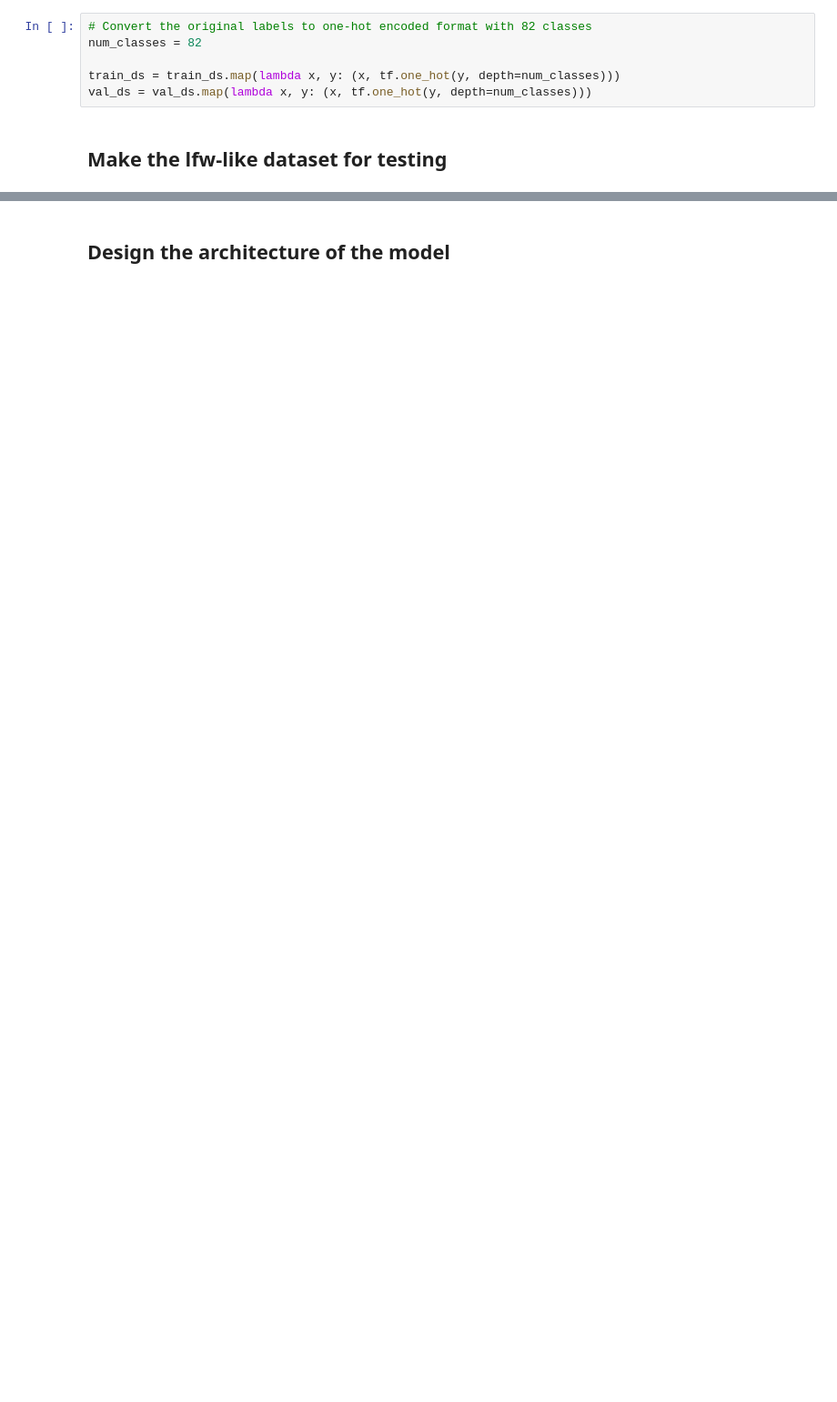
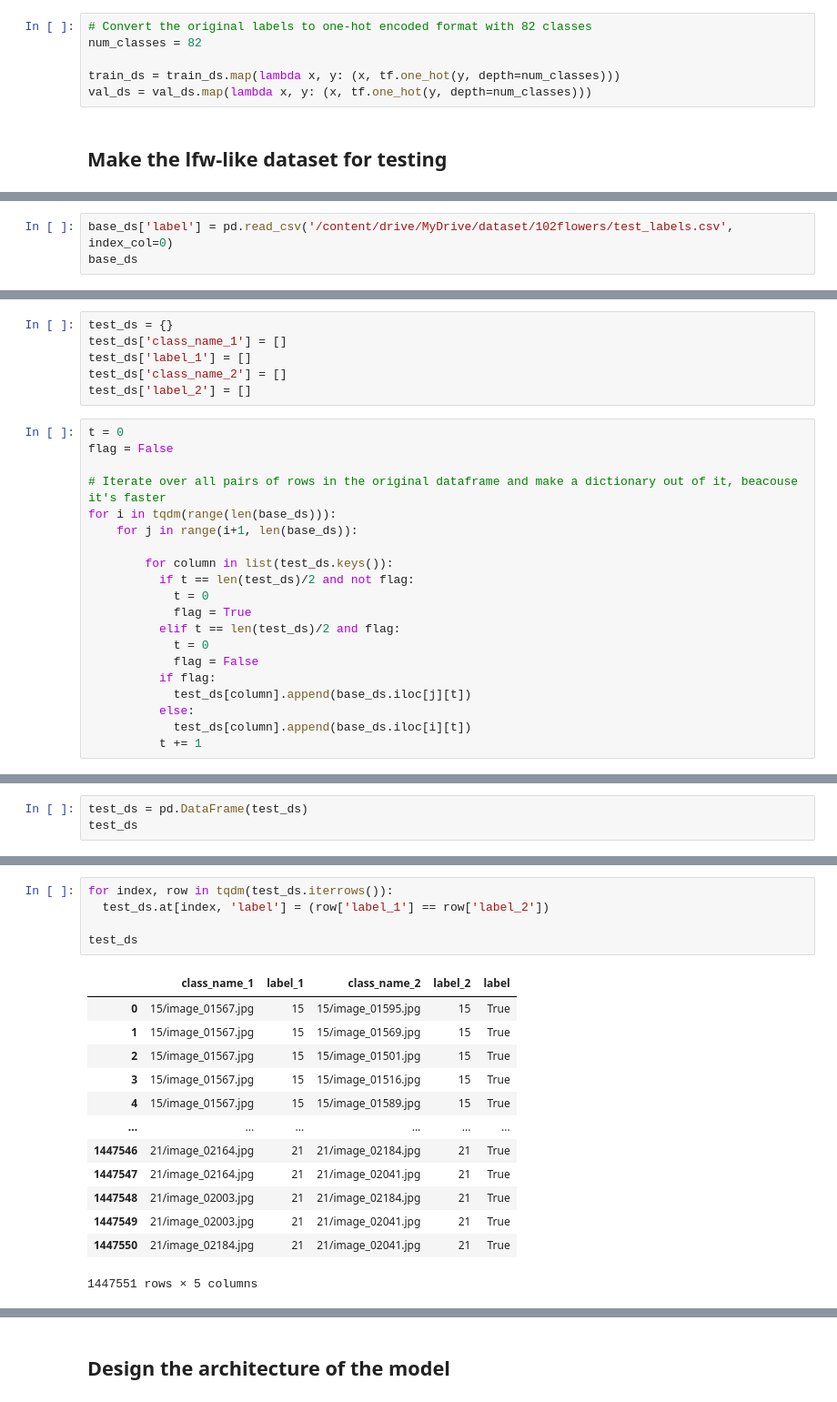
Before and after one commit to SaeedARV/Image-Similarity, a Jupyter notebook: Roshan_ImageSimilarity.ipynb, the cells around one changed output, grey strips where cells are left out. Shown at 91% size. Saved outputs shown, nothing was run; the diff lists cells and outputs as text; blank space fills up the shorter version.

Commit message:
Create the LFW-like dataset and add its metrics. Use data augmentation and add dropout layers to the model to prevent overflow, but still seems like it's not trained.

```diff
--- a/Roshan_ImageSimilarity.ipynb
+++ b/Roshan_ImageSimilarity.ipynb
@@ -450,0 +452,3 @@ val_ds = val_ds.map(lambda x, y: (x, tf.one_hot(y, depth=num_classes)))
+# %%
+base_ds['label'] = pd.read_csv('/content/drive/MyDrive/dataset/102flowers/test_labels.csv', index_col=0)
+base_ds
@@ -450,0 +469,26 @@ val_ds = val_ds.map(lambda x, y: (x, tf.one_hot(y, depth=num_classes)))
+# %%
+test_ds = {}
+test_ds['class_name_1'] = []
+test_ds['label_1'] = []
+test_ds['class_name_2'] = []
+test_ds['label_2'] = []
+# %%
+t = 0
+flag = False
+
+# Iterate over all pairs of rows in the original dataframe and make a dictionary out of it, beacouse it's faster
+for i in tqdm(range(len(base_ds))):
+    for j in range(i+1, len(base_ds)):
+
+        for column in list(test_ds.keys()):
+          if t == len(test_ds)/2 and not flag:
+            t = 0
+            flag = True
+          elif t == len(test_ds)/2 and flag:
+            t = 0
+            flag = False
+          if flag:
+            test_ds[column].append(base_ds.iloc[j][t])
+          else:
+            test_ds[column].append(base_ds.iloc[i][t])
+          t += 1
@@ -450,0 +499,3 @@ val_ds = val_ds.map(lambda x, y: (x, tf.one_hot(y, depth=num_classes)))
+# %%
+test_ds = pd.DataFrame(test_ds)
+test_ds
@@ -450,0 +516,19 @@ val_ds = val_ds.map(lambda x, y: (x, tf.one_hot(y, depth=num_classes)))
+# %%
+for index, row in tqdm(test_ds.iterrows()):
+  test_ds.at[index, 'label'] = (row['label_1'] == row['label_2'])
+
+test_ds
+# %% [output]
+|  | class_name_1 | label_1 | class_name_2 | label_2 | label |
+| 0 | 15/image_01567.jpg | 15 | 15/image_01595.jpg | 15 | True |
+| 1 | 15/image_01567.jpg | 15 | 15/image_01569.jpg | 15 | True |
+| 2 | 15/image_01567.jpg | 15 | 15/image_01501.jpg | 15 | True |
+| 3 | 15/image_01567.jpg | 15 | 15/image_01516.jpg | 15 | True |
+| 4 | 15/image_01567.jpg | 15 | 15/image_01589.jpg | 15 | True |
+| ... | ... | ... | ... | ... | ... |
+| 1447546 | 21/image_02164.jpg | 21 | 21/image_02184.jpg | 21 | True |
+| 1447547 | 21/image_02164.jpg | 21 | 21/image_02041.jpg | 21 | True |
+| 1447548 | 21/image_02003.jpg | 21 | 21/image_02184.jpg | 21 | True |
+| 1447549 | 21/image_02003.jpg | 21 | 21/image_02041.jpg | 21 | True |
+| 1447550 | 21/image_02184.jpg | 21 | 21/image_02041.jpg | 21 | True |
+1447551 rows × 5 columns
```
Also changed, not shown: parts of 73 cells of this notebook.
